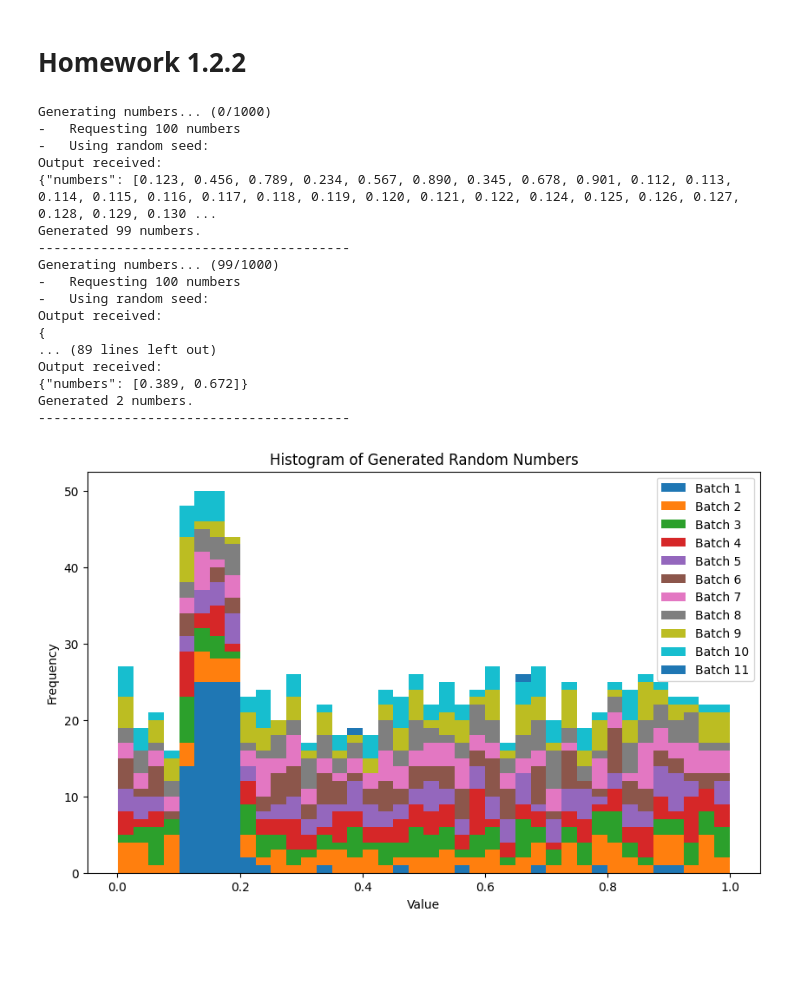
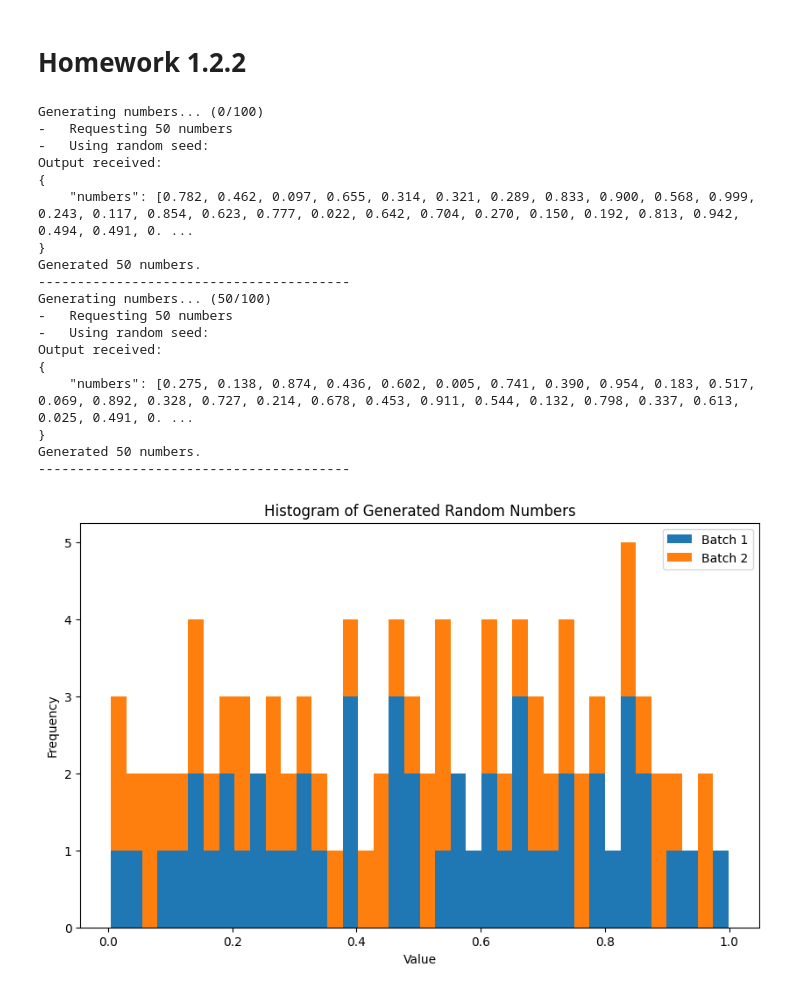
Before and after one commit to user5427/LLM-learning, a Jupyter notebook: homework/hm_1/homework.ipynb, the cells around one changed output. Saved outputs shown, nothing was run; the diff lists cells and outputs as text; code cells hidden in the pictures; blank space fills up the shorter version.

```diff
--- a/homework/hm_1/homework.ipynb
+++ b/homework/hm_1/homework.ipynb
@@ -134,8 +134,8 @@ Summary of OSM.txt:
 import uuid
 
 
-needed = 1000
-batch_limit = 100
+needed = 100
+batch_limit = 50
 timeout = 10
 
 def generate(count, random_seed):
@@ -161,9 +161,12 @@ def generate(count, random_seed):
     )
     return response.choices[0].message.content
 
-all_numbers = {}
+all_numbers = []
 num_count = 0
 iteration = 0
+
+retries = 0
+max_retries = 3
 while num_count < needed:
     print(f"Generating numbers... ({num_count}/{needed})")
     try:
@@ -178,46 +181,51 @@ while num_count < needed:
 
         data = json.loads(output)
         numbers = data.get("numbers", [])
-        all_numbers[iteration] = numbers
+        all_numbers.append(numbers)
         num_count += len(numbers)
         print(f"Generated {len(numbers)} numbers.")
 
-        iteration += 1
+        retries = 0
     except Exception as e:
+        retries += 1
+        if retries > max_retries:
+            print(f"Timeout generating numbers: {e}")
+            break
+
         print(f"Error generating numbers: {e}")
         print(f"Retrying in {timeout} seconds...")
         time.sleep(timeout)
-    finally:
-        print("-" * 40)
+
+    print("-" * 40)
 # %% [output]
-Generating numbers... (0/1000)
--   Requesting 100 numbers
--   Using random seed:
-Output received:
-{"numbers": [0.123, 0.456, 0.789, 0.234, 0.567, 0.890, 0.345, 0.678, 0.901, 0.112, 0.113, 0.114, 0.115, 0.116, 0.117, 0.118, 0.119, 0.120, 0.121, 0.122, 0.124, 0.125, 0.126, 0.127, 0.128, 0.129, 0.130 ...
-Generated 99 numbers.
-----------------------------------------
-Generating numbers... (99/1000)
--   Requesting 100 numbers
+Generating numbers... (0/100)
+-   Requesting 50 numbers
 -   Using random seed:
 Output received:
 {
-... (89 lines left out)
+    "numbers": [0.782, 0.462, 0.097, 0.655, 0.314, 0.321, 0.289, 0.833, 0.900, 0.568, 0.999, 0.243, 0.117, 0.854, 0.623, 0.777, 0.022, 0.642, 0.704, 0.270, 0.150, 0.192, 0.813, 0.942, 0.494, 0.491, 0. ...
+}
+Generated 50 numbers.
+----------------------------------------
+Generating numbers... (50/100)
+-   Requesting 50 numbers
+-   Using random seed:
 Output received:
-{"numbers": [0.389, 0.672]}
-Generated 2 numbers.
+{
+    "numbers": [0.275, 0.138, 0.874, 0.436, 0.602, 0.005, 0.741, 0.390, 0.954, 0.183, 0.517, 0.069, 0.892, 0.328, 0.727, 0.214, 0.678, 0.453, 0.911, 0.544, 0.132, 0.798, 0.337, 0.613, 0.025, 0.491, 0. ...
+}
+Generated 50 numbers.
 ----------------------------------------
 # %%
 # Now plot them using matplotlib
 import matplotlib.pyplot as plt
 
 plt.figure(figsize=(10, 6))
-data_to_plot = [all_numbers[batch] for batch in sorted(all_numbers.keys())]
-plt.hist(data_to_plot, bins=40, stacked=True, label=[f'Batch {i+1}' for i in range(len(data_to_plot))])
+plt.hist(all_numbers, bins=40, stacked=True, label=[f'Batch {i+1}' for i in range(len(all_numbers))])
 plt.title('Histogram of Generated Random Numbers')
 plt.xlabel('Value')
 plt.ylabel('Frequency')
 plt.legend()
 plt.show()
 # %% [output]
-[figure, old version]
+[figure, new version]
```
Also changed, not shown: parts of 3 cells of this notebook.
